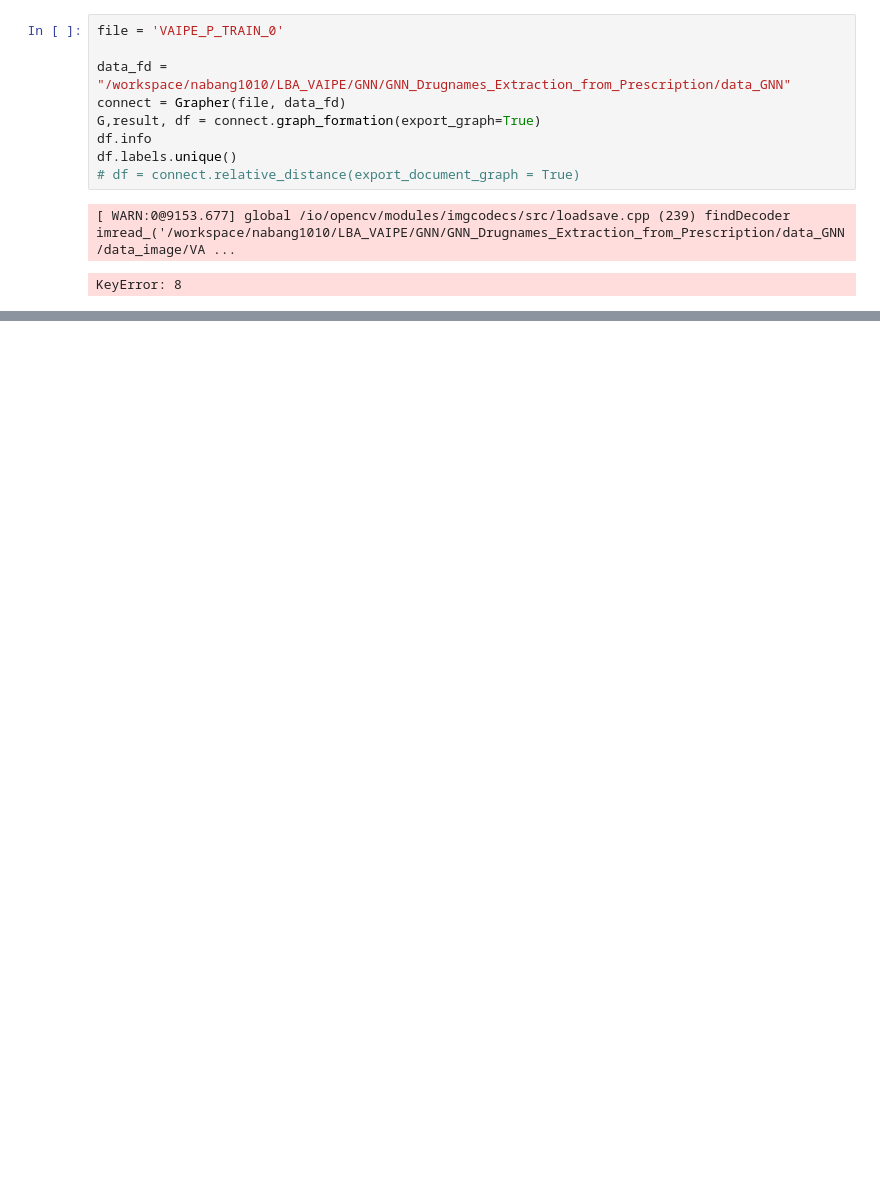
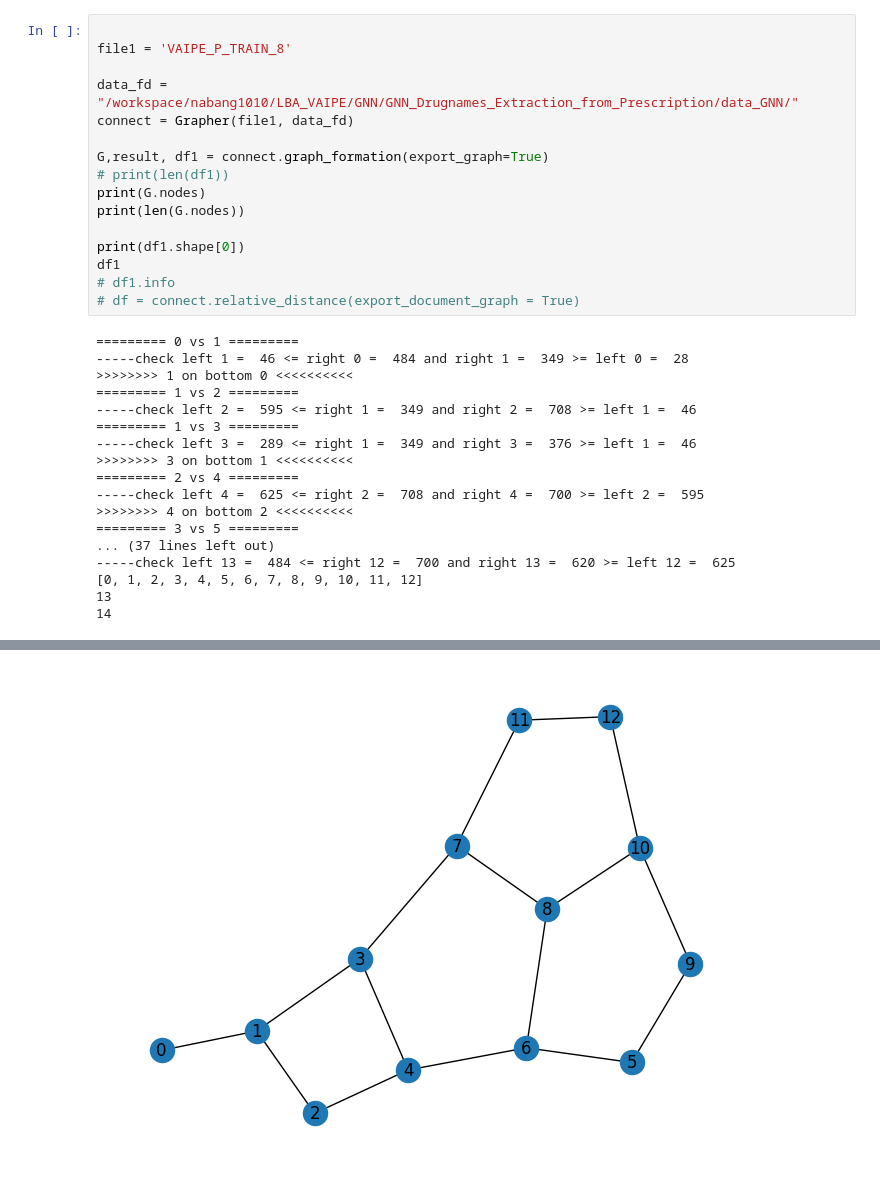
Before and after one commit to nabang1010/GNN_Drugnames_Extraction_from_Prescription, a Jupyter notebook: src/generate_data.ipynb, the cells around one changed output, grey strips where cells are left out. Drawn from its saved outputs; the diff is of its cells as text; blank space fills up the shorter version.

Commit message:
nabang1010

```diff
--- a/src/generate_data.ipynb
+++ b/src/generate_data.ipynb
@@ -448,14 +471,36 @@ class Grapher:
 #     G,result, df = connect.graph_formation(export_graph=True)
 #     df = connect.relative_distance(export_document_graph = True)
 # %%
-file = 'VAIPE_P_TRAIN_0'
 
-data_fd =  "/workspace/nabang1010/LBA_VAIPE/GNN/GNN_Drugnames_Extraction_from_Prescription/data_GNN"
-connect = Grapher(file, data_fd)
-G,result, df = connect.graph_formation(export_graph=True)
-df.info
-df.labels.unique()
+file1 = 'VAIPE_P_TRAIN_8'
+
+data_fd =  "/workspace/nabang1010/LBA_VAIPE/GNN/GNN_Drugnames_Extraction_from_Prescription/data_GNN/"
+connect = Grapher(file1, data_fd)
+
+G,result, df1 = connect.graph_formation(export_graph=True)
+# print(len(df1))
+print(G.nodes)
+print(len(G.nodes))
+
+print(df1.shape[0])
+df1
+# df1.info
 # df = connect.relative_distance(export_document_graph = True)
 # %% [output]
-[ WARN:0@9153.677] global /io/opencv/modules/imgcodecs/src/loadsave.cpp (239) findDecoder imread_('/workspace/nabang1010/LBA_VAIPE/GNN/GNN_Drugnames_Extraction_from_Prescription/data_GNN/data_image/VA ...
+========= 0 vs 1 =========
+-----check left 1 =  46 <= right 0 =  484 and right 1 =  349 >= left 0 =  28
+>>>>>>>> 1 on bottom 0 <<<<<<<<<<
+========= 1 vs 2 =========
+-----check left 2 =  595 <= right 1 =  349 and right 2 =  708 >= left 1 =  46
+========= 1 vs 3 =========
+-----check left 3 =  289 <= right 1 =  349 and right 3 =  376 >= left 1 =  46
+>>>>>>>> 3 on bottom 1 <<<<<<<<<<
+========= 2 vs 4 =========
+-----check left 4 =  625 <= right 2 =  708 and right 4 =  700 >= left 2 =  595
+>>>>>>>> 4 on bottom 2 <<<<<<<<<<
+========= 3 vs 5 =========
+... (37 lines left out)
+-----check left 13 =  484 <= right 12 =  700 and right 13 =  620 >= left 12 =  625
+[0, 1, 2, 3, 4, 5, 6, 7, 8, 9, 10, 11, 12]
+13
+14
-KeyError: 8
@@ -461,0 +522 @@ KeyError: 8
+[figure, added]
```
Also changed, not shown: parts of 7 cells of this notebook, 6 other files.
